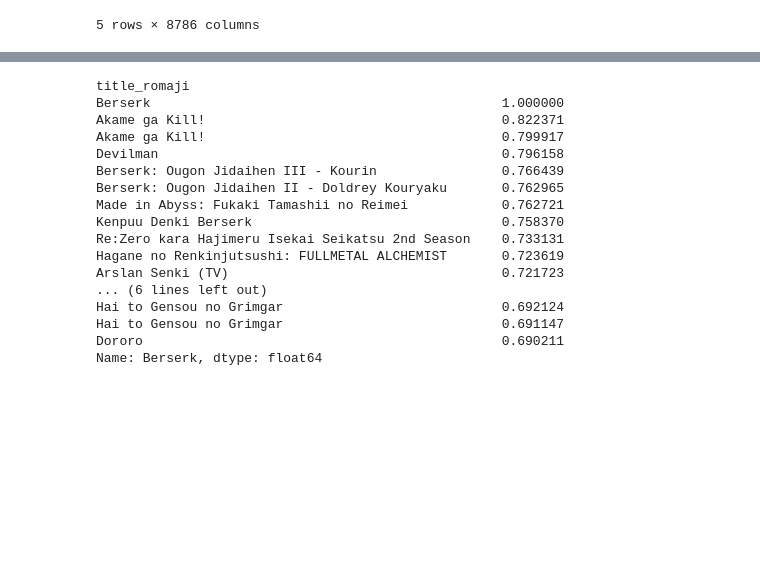
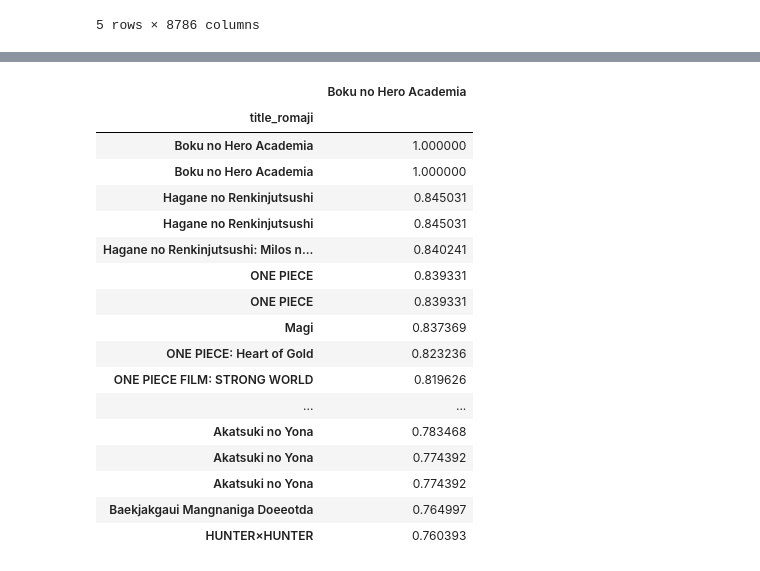
Before and after one commit to doyoung-umich/pj_otaku, a Jupyter notebook: Doyoung/EDA.ipynb, the cells around one changed output, grey strips where cells are left out. Drawn from its saved outputs; the diff is of its cells as text; code cells hidden in the pictures; blank space fills up the shorter version.

```diff
--- a/Doyoung/EDA.ipynb
+++ b/Doyoung/EDA.ipynb
@@ -286,21 +361,21 @@ popular_title = titles.loc[lambda x : x.popularity > 10000].title_romaji.tolist(
 # %%
-title_corr_popular = title_corr[popular_title]
-title_corr_popular.loc['Berserk'].drop_duplicates().sort_values(ascending = False)[:20]
+title_corr_popular.loc['Boku no Hero Academia'].drop_duplicates().iloc[0].sort_values(ascending = False)[:20].to_frame()
 # %% [output]
-title_romaji
-Berserk                                             1.000000
-Akame ga Kill!                                      0.822371
-Akame ga Kill!                                      0.799917
-Devilman                                            0.796158
-Berserk: Ougon Jidaihen III - Kourin                0.766439
-Berserk: Ougon Jidaihen II - Doldrey Kouryaku       0.762965
-Made in Abyss: Fukaki Tamashii no Reimei            0.762721
-Kenpuu Denki Berserk                                0.758370
-Re:Zero kara Hajimeru Isekai Seikatsu 2nd Season    0.733131
-Hagane no Renkinjutsushi: FULLMETAL ALCHEMIST       0.723619
-Arslan Senki (TV)                                   0.721723
-... (6 lines left out)
-Hai to Gensou no Grimgar                            0.692124
-Hai to Gensou no Grimgar                            0.691147
-Dororo                                              0.690211
-Name: Berserk, dtype: float64
+|  | Boku no Hero Academia |
+| title_romaji |  |
+| Boku no Hero Academia | 1.000000 |
+| Boku no Hero Academia | 1.000000 |
+| Hagane no Renkinjutsushi | 0.845031 |
+| Hagane no Renkinjutsushi | 0.845031 |
+| Hagane no Renkinjutsushi: Milos n... | 0.840241 |
+| ONE PIECE | 0.839331 |
+| ONE PIECE | 0.839331 |
+| Magi | 0.837369 |
+| ONE PIECE: Heart of Gold | 0.823236 |
+| ONE PIECE FILM: STRONG WORLD | 0.819626 |
+| ... | ... |
+| Akatsuki no Yona | 0.783468 |
+| Akatsuki no Yona | 0.774392 |
+| Akatsuki no Yona | 0.774392 |
+| Baekjakgaui Mangnaniga Doeeotda | 0.764997 |
+| HUNTER×HUNTER | 0.760393 |
```
Also changed, not shown: parts of 38 cells of this notebook.
